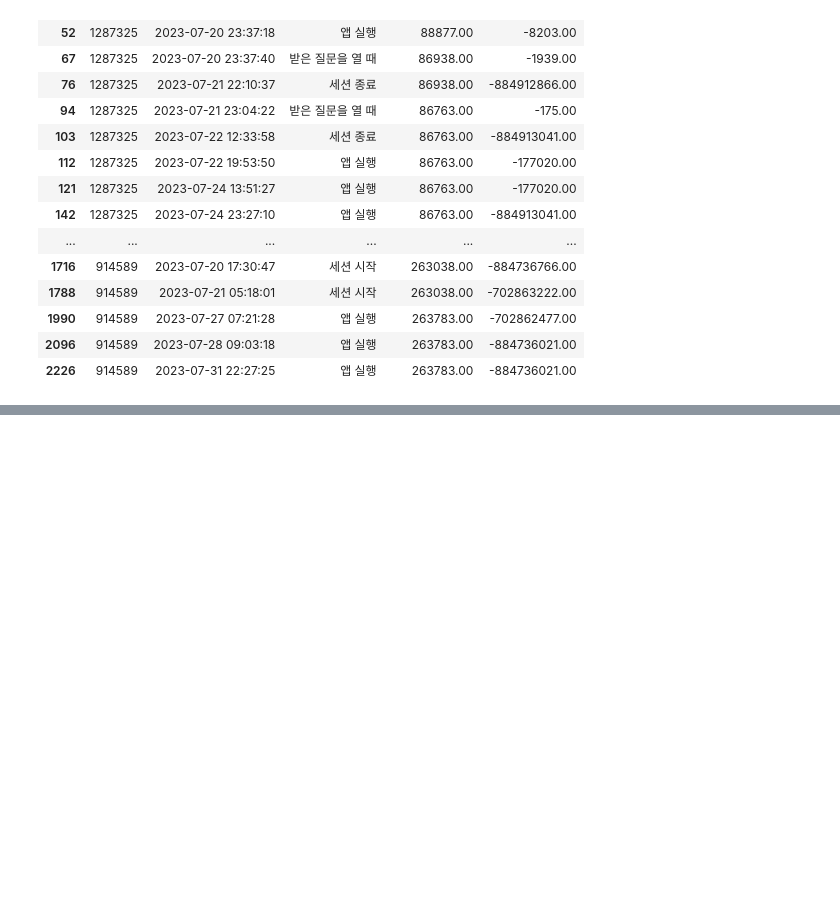
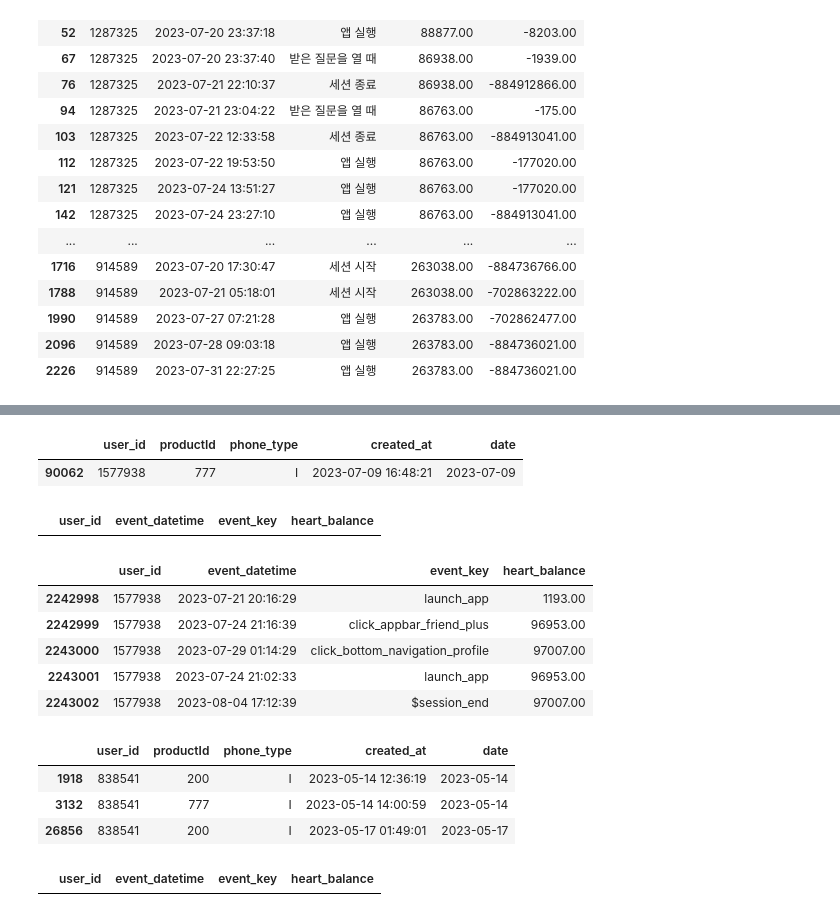
Before and after one commit to EtheriumArchive/Codeit_project, a Jupyter notebook: eda_damyeon_v2.ipynb, the cells around one changed output, grey strips where cells are left out. Drawn from its saved outputs; the diff is of its cells as text; code cells hidden in the pictures; blank space fills up the shorter version.

```diff
--- a/eda_damyeon_v2.ipynb
+++ b/eda_damyeon_v2.ipynb
@@ -2225,0 +2308,36 @@ heart_outlier_diff[['user_id', 'event_datetime', 'event_key', 'heart_balance', '
+# %%
+# 내부 테이블에서 포인트가 가장 많은 유저의 구매기록
+timeframe_payment[timeframe_payment['user_id'] == '1577938']
+# %% [output]
+|  | user_id | productId | phone_type | created_at | date |
+| 90062 | 1577938 | 777 | I | 2023-07-09 16:48:21 | 2023-07-09 |
+# %%
+# 해클에서 포인트가 가장 많은 유저 로그
+# 내부데이터 아이디 가지고 isin 찍었던건데 해클에 안나온다고?
+# 뭐지 너 에러세션이냐
+processed_hackle_merge[processed_hackle_merge['user_id'] == '1577938'][['user_id', 'event_datetime', 'event_key', 'heart_balance']]
+# %% [output]
+|  | user_id | event_datetime | event_key | heart_balance |
+# %%
+# 잡았다요놈
+raw_hackle_merge[raw_hackle_merge['user_id'] == '1577938'][['user_id', 'event_datetime', 'event_key', 'heart_balance']].head()
+# %% [output]
+|  | user_id | event_datetime | event_key | heart_balance |
+| 2242998 | 1577938 | 2023-07-21 20:16:29 | launch_app | 1193.00 |
+| 2242999 | 1577938 | 2023-07-24 21:16:39 | click_appbar_friend_plus | 96953.00 |
+| 2243000 | 1577938 | 2023-07-29 01:14:29 | click_bottom_navigation_profile | 97007.00 |
+| 2243001 | 1577938 | 2023-07-24 21:02:33 | launch_app | 96953.00 |
+| 2243002 | 1577938 | 2023-08-04 17:12:39 | $session_end | 97007.00 |
+# %%
+# 포인트가 두번째로 이상한 유저
+timeframe_payment[timeframe_payment['user_id'] == '838541']
+# %% [output]
+|  | user_id | productId | phone_type | created_at | date |
+| 1918 | 838541 | 200 | I | 2023-05-14 12:36:19 | 2023-05-14 |
+| 3132 | 838541 | 777 | I | 2023-05-14 14:00:59 | 2023-05-14 |
+| 26856 | 838541 | 200 | I | 2023-05-17 01:49:01 | 2023-05-17 |
+# %%
+# 야 너도?
+processed_hackle_merge[processed_hackle_merge['user_id'] == '838541'][['user_id', 'event_datetime', 'event_key', 'heart_balance']].head()
+# %% [output]
+|  | user_id | event_datetime | event_key | heart_balance |
```
Also changed, not shown: parts of 18 cells of this notebook.
